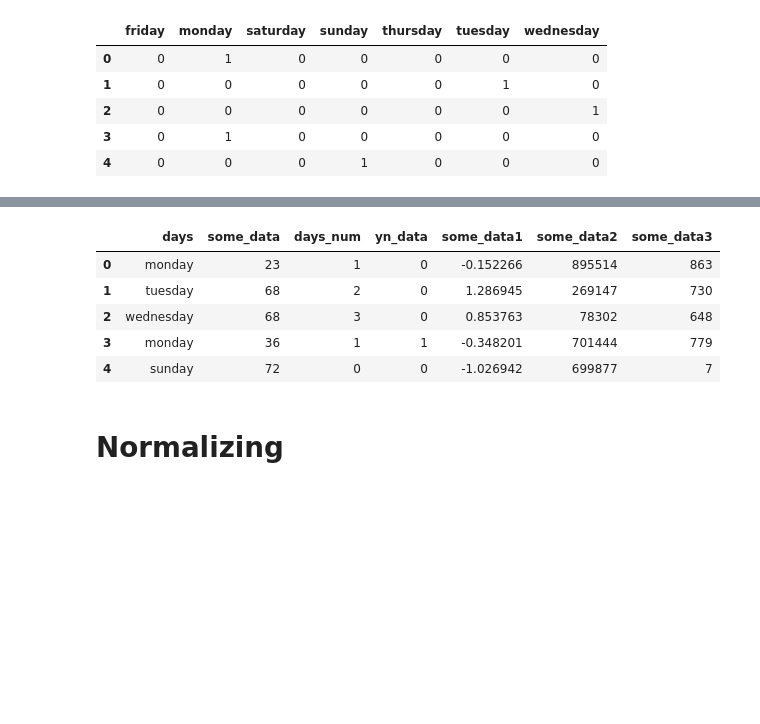
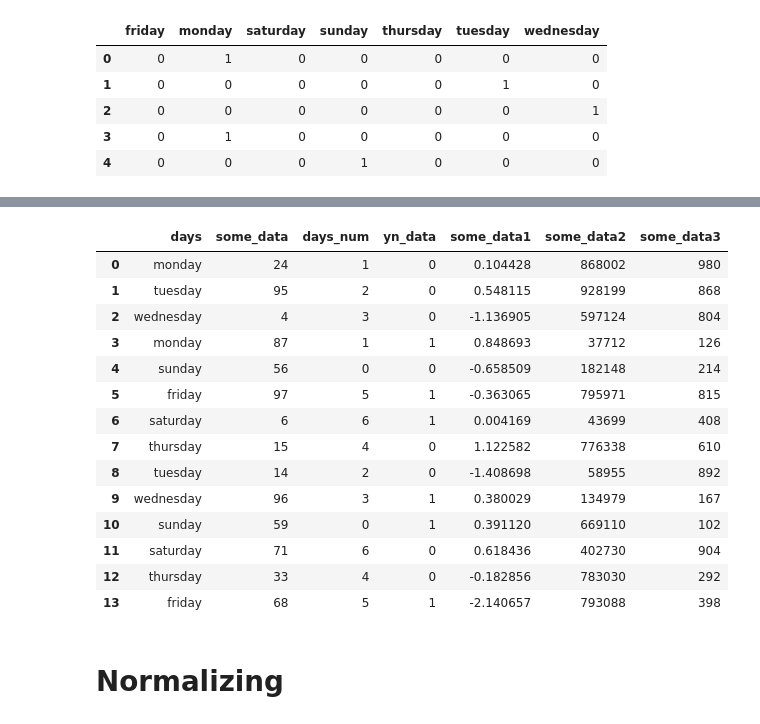
Before and after one commit to akwon100/CS202_13, a Jupyter notebook: Class13.ipynb, the cells around one changed output, grey strips where cells are left out. Cells and saved outputs as stored; diff of their text form; code cells hidden in the pictures; blank space fills up the shorter version.

```diff
--- a/Class13.ipynb
+++ b/Class13.ipynb
@@ -13,0 +18,3 @@ for i in range(len(days)):
+# %%
+#list comprehension
+some_data = [random.randint(100) for i in range(len(days))]
@@ -44,0 +91,2 @@ for i in range(len(df)):
+# %%
+yn_data = [random.choice(yn) for i in range(len(df))]
@@ -124,14 +216,23 @@ for i in range(len(df)):
 df2 = pd.DataFrame(some_data_dict)
 df= pd.concat([df, df2], axis =1)
 # %%
-df.head()
+df
 # %% [output]
 |  | days | some_data | days_num | yn_data | some_data1 | some_data2 | some_data3 |
-| 0 | monday | 23 | 1 | 0 | -0.152266 | 895514 | 863 |
-| 1 | tuesday | 68 | 2 | 0 | 1.286945 | 269147 | 730 |
-| 2 | wednesday | 68 | 3 | 0 | 0.853763 | 78302 | 648 |
-| 3 | monday | 36 | 1 | 1 | -0.348201 | 701444 | 779 |
-| 4 | sunday | 72 | 0 | 0 | -1.026942 | 699877 | 7 |
+| 0 | monday | 24 | 1 | 0 | 0.104428 | 868002 | 980 |
+| 1 | tuesday | 95 | 2 | 0 | 0.548115 | 928199 | 868 |
+| 2 | wednesday | 4 | 3 | 0 | -1.136905 | 597124 | 804 |
+| 3 | monday | 87 | 1 | 1 | 0.848693 | 37712 | 126 |
+| 4 | sunday | 56 | 0 | 0 | -0.658509 | 182148 | 214 |
+| 5 | friday | 97 | 5 | 1 | -0.363065 | 795971 | 815 |
+| 6 | saturday | 6 | 6 | 1 | 0.004169 | 43699 | 408 |
+| 7 | thursday | 15 | 4 | 0 | 1.122582 | 776338 | 610 |
+| 8 | tuesday | 14 | 2 | 0 | -1.408698 | 58955 | 892 |
+| 9 | wednesday | 96 | 3 | 1 | 0.380029 | 134979 | 167 |
+| 10 | sunday | 59 | 0 | 1 | 0.391120 | 669110 | 102 |
+| 11 | saturday | 71 | 6 | 0 | 0.618436 | 402730 | 904 |
+| 12 | thursday | 33 | 4 | 0 | -0.182856 | 783030 | 292 |
+| 13 | friday | 68 | 5 | 1 | -2.140657 | 793088 | 398 |
 # %% [markdown]
 # Normalizing
 # %%
```
Also changed, not shown: parts of 19 cells of this notebook.
